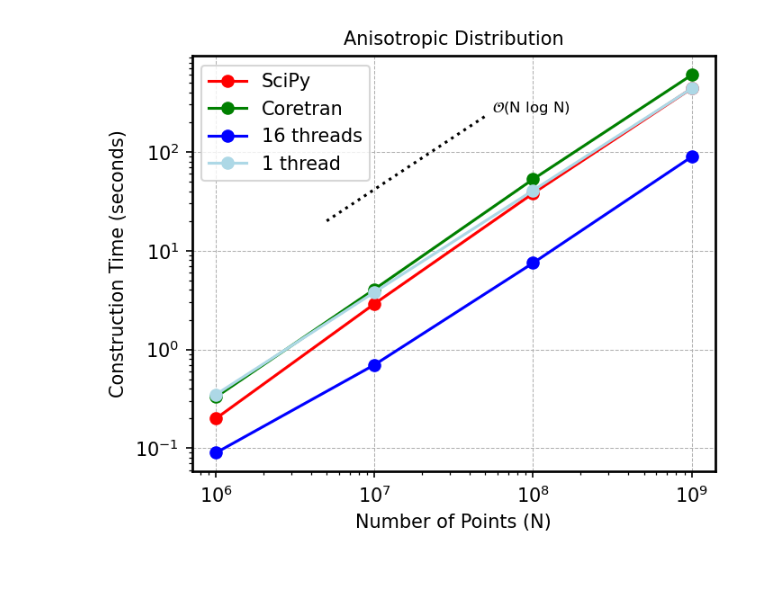
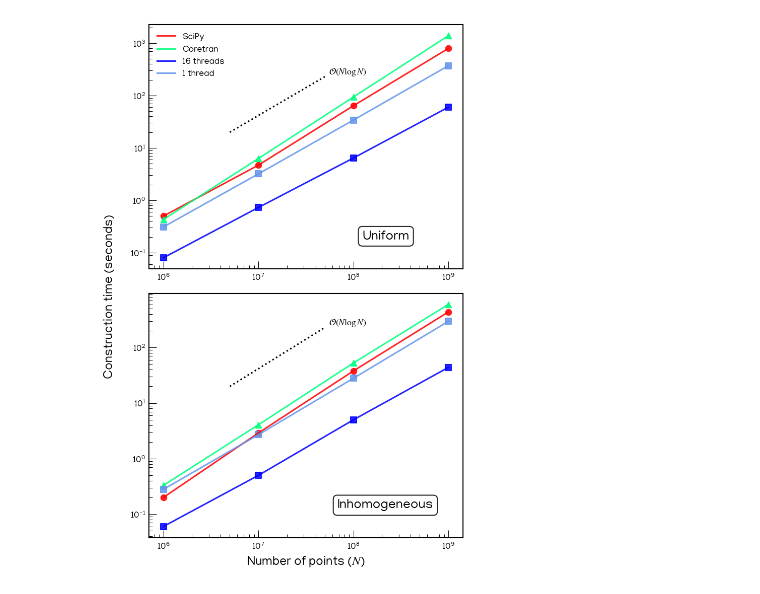
Before and after one commit to oscarmonllor99/cosmokdtree, a Jupyter notebook: benchmark/benchmark.ipynb, the cells around one changed output. Saved outputs shown, nothing was run; the diff lists cells and outputs as text; code cells hidden in the pictures.

```diff
--- a/benchmark/benchmark.ipynb
+++ b/benchmark/benchmark.ipynb
@@ -46,43 +181,77 @@ plt.savefig('construction_uniform.png')
 # %%
-# ANISOTROPIC DISTRIBUTION
-
 #CONSTRUCTION TIME
 # Data points (Number of points N and Construction time in seconds)
-N_gcc_parallel = np.array([1e6,1e7,1e8,1e9])
-N_gcc_serial = np.array([1e6,1e7,1e8,1e9])
+Npoints = np.array([1e6,1e7,1e8,1e9])
+uni_time_scipy_serial = np.array([0.5, 4.7, 64, 797.])
+uni_time_gcc_serial = np.array([0.31, 3.2, 34.1, 372., ])
+uni_time_gcc_parallel = np.array([0.08, 0.73, 6.42, 60.1])
+uni_time_coretran_serial = np.array([0.43, 6.28, 94, 1393])
 
-time_scipy_serial = np.array([   0.20, 2.9,  38.,   438.])
-time_gcc_serial = np.array([     0.35, 3.8,  40.7, 438., ])
-time_gcc_parallel = np.array([   0.09, 0.7,  7.5,  89.,])
-time_coretran_serial = np.array([0.33, 4.07, 52.8, 599.])
+ino_time_scipy_serial = np.array([   0.20, 2.9,  38.,   438.])
+ino_time_gcc_serial = np.array([     0.28, 2.7,  28., 297., ])
+ino_time_gcc_parallel = np.array([   0.06, 0.5,  5.,  44.,])
+ino_time_coretran_serial = np.array([0.33, 4.07, 52.8, 599.])
 
 # Reference O(N log N) scaling
 N_ref = np.array([5e6,5e7])
 t0 = 20.
 N0 = 5e6
 scaling_ref = (t0 / (N0 * np.log(N0))) * N_ref * np.log(N_ref)
 
 # Plot settings
-plt.figure(figsize=(5,4), dpi = 150)
-plt.title('Anisotropic Distribution', fontsize=10)
-plt.loglog(N_gcc_serial, time_scipy_serial, 'o-', label='SciPy', color='red')
-plt.loglog(N_gcc_serial, time_coretran_serial, 'o-', label='Coretran', color='green')
-plt.loglog(N_gcc_parallel, time_gcc_parallel, 'o-', label='16 threads', color='blue')
-plt.loglog(N_gcc_serial, time_gcc_serial, 'o-', label='1 thread', color='lightblue')
-plt.loglog(N_ref, scaling_ref, color='black', linestyle='dotted')
-plt.text(1.1*N_ref[-1], 1.1*scaling_ref[-1], '$\mathcal{O}$(N log N)', fontsize=8, color='black')
+fig, ax = plt.subplots(2,1, figsize=(5,7.5), dpi = 150)
 
-# Labels and title
-plt.xlabel('Number of Points (N)')
-plt.ylabel('Construction Time (seconds)')
-plt.legend()
-#thicker axis lines
-plt.gca().spines['top'].set_linewidth(1.3)
-plt.gca().spines['right'].set_linewidth(1.3)
-plt.gca().spines['bottom'].set_linewidth(1.3)
-plt.gca().spines['left'].set_linewidth(1.3)
+ax1 = ax[0]
+ax1.loglog(Npoints, uni_time_scipy_serial, '-', label='SciPy', color=scipy_color, linewidth=linewidth, alpha=alpha)
+ax1.scatter(Npoints, uni_time_scipy_serial, color=scipy_color, marker=marker_scipy, s=s, alpha=alpha)
+ax1.loglog(Npoints, uni_time_coretran_serial, '-', label='Coretran', color=coretran_color, linewidth=linewidth, alpha=alpha)
+ax1.scatter(Npoints, uni_time_coretran_serial, color=coretran_color, marker=marker_coretran, s=s, alpha=alpha)
+ax1.loglog(Npoints, uni_time_gcc_parallel, '-', label='16 threads', color=gcc_color, linewidth=linewidth, alpha=alpha)
+ax1.scatter(Npoints, uni_time_gcc_parallel, color=gcc_color, marker=marker, s=s, alpha=alpha)
+ax1.loglog(Npoints, uni_time_gcc_serial, '-', label='1 thread', color=light_gcc_color, linewidth=linewidth, alpha=alpha)
+ax1.scatter(Npoints, uni_time_gcc_serial, color=light_gcc_color, marker=marker, s=s, alpha=alpha)
+ax1.loglog(N_ref, scaling_ref, color='black', linestyle='dotted')
+ax1.text(1.1*N_ref[-1], 1.1*scaling_ref[-1], '$\mathcal{O}(N \log N)$', fontsize=fontsize, color='black')
+ax1.legend(loc='upper left', fontsize=fontsize, frameon=False)
 
-plt.grid(True, which="major", linestyle='--', linewidth=0.5)
-plt.savefig('construction_anisotropic.png')
+ax2 = ax[1]
+ax2.loglog(Npoints, ino_time_scipy_serial, '-', label='SciPy', color=scipy_color, linewidth=linewidth, alpha=alpha)
+ax2.scatter(Npoints, ino_time_scipy_serial, color=scipy_color, marker=marker_scipy, s=s, alpha=alpha)
+ax2.loglog(Npoints, ino_time_coretran_serial, '-', label='Coretran', color=coretran_color, linewidth=linewidth, alpha=alpha)
+ax2.scatter(Npoints, ino_time_coretran_serial, color=coretran_color, marker=marker_coretran, s=s, alpha=alpha)
+ax2.loglog(Npoints, ino_time_gcc_parallel, '-', label='16 threads', color=gcc_color, linewidth=linewidth, alpha=alpha)
+ax2.scatter(Npoints, ino_time_gcc_parallel, color=gcc_color, marker=marker, s=s, alpha=alpha)
+ax2.loglog(Npoints, ino_time_gcc_serial, '-', label='1 thread', color=light_gcc_color, linewidth=linewidth, alpha=alpha)
+ax2.scatter(Npoints, ino_time_gcc_serial, color=light_gcc_color, marker=marker, s=s, alpha=alpha)
+ax2.loglog(N_ref, scaling_ref, color='black', linestyle='dotted')
+ax2.text(1.1*N_ref[-1], 1.1*scaling_ref[-1], '$\mathcal{O}(N \log N)$', fontsize=fontsize, color='black')
+
+#lower right corner specifying inhomogeneous and uniform
+ax1.text(0.68, 0.12, 'Uniform', fontsize=1.5*fontsize, color='black', transform=ax1.transAxes,
+         bbox=dict(boxstyle='round,pad=0.3', facecolor='white', edgecolor='black', alpha=alpha))
+ax2.text(0.6, 0.12, 'Inhomogeneous', fontsize=1.5*fontsize, color='black', transform=ax2.transAxes,
+         bbox=dict(boxstyle='round,pad=0.3', facecolor='white', edgecolor='black', alpha=alpha))
+
+
+
+#supxlabel and supylabel
+fig.supylabel('Construction time (seconds)', fontsize = 12)
+ax2.set_xlabel('Number of points ($N$)', fontsize = 12)
+
+#set tihcker axis lines and grid
+for axis in ax:
+    axis.spines['top'].set_linewidth(spines_width)
+    axis.spines['right'].set_linewidth(spines_width)
+    axis.spines['bottom'].set_linewidth(spines_width)
+    axis.spines['left'].set_linewidth(spines_width)
+
+#Ticks direction in, longer
+ax[0].tick_params(axis='both', which='major', length=majTickLength, width=0.5*spines_width, direction='in', labelsize=fontsize)
+ax[0].tick_params(axis='both', which='minor', length=minTickLength, width=0.5*spines_width, direction='in')
+ax[1].tick_params(axis='both', which='major', length=majTickLength, width=0.5*spines_width, direction='in', labelsize=fontsize)
+ax[1].tick_params(axis='both', which='minor', length=minTickLength, width=0.5*spines_width, direction='in')
+
+fig.tight_layout()
+plt.savefig('construction.pdf')
 # %% [output]
-[figure, old version]
+[figure, new version]
```
Also changed, not shown: parts of 10 cells of this notebook, 9 other files.
